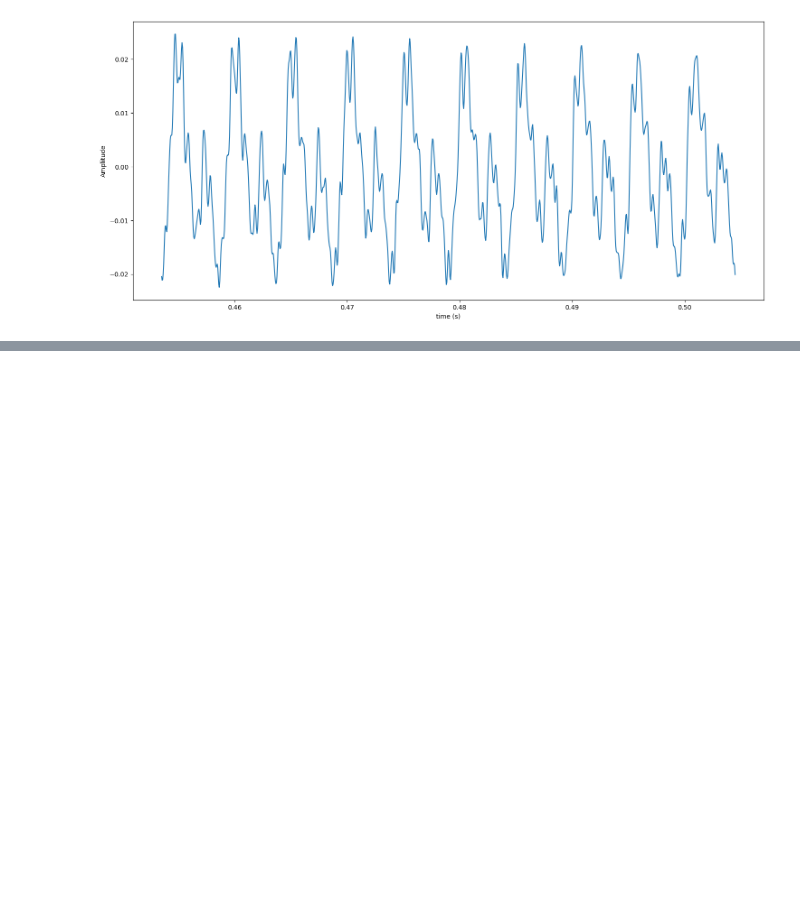
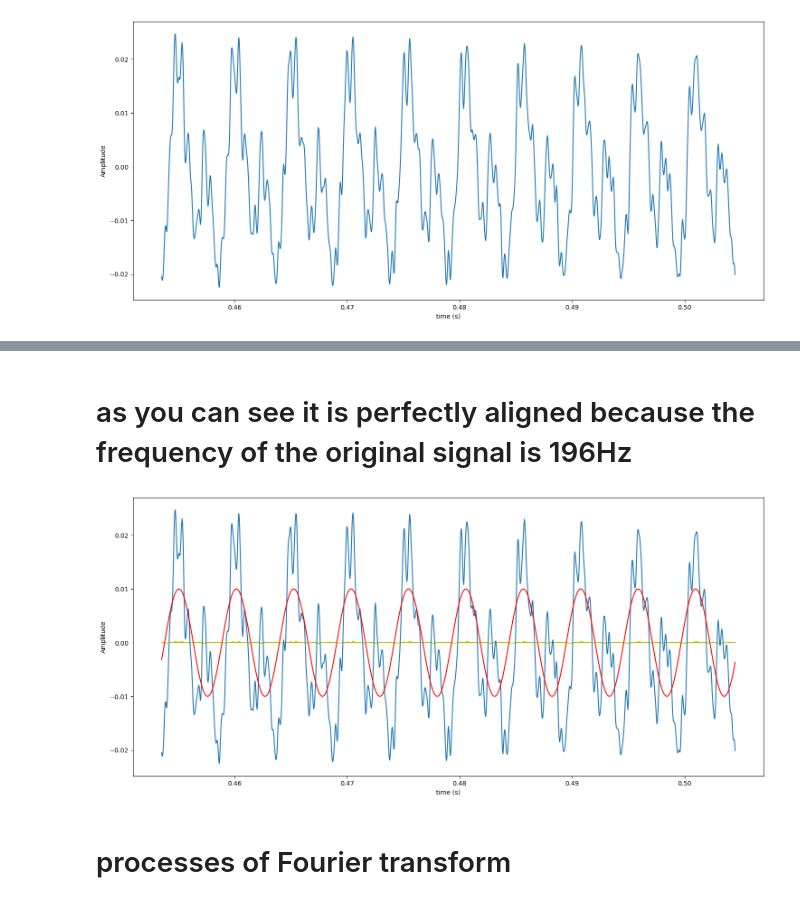
Before and after one commit to aliramsy/Music-Signal-Processing, a Jupyter notebook: Fourier_Transform_Introduction.ipynb, the cells around one changed output, grey strips where cells are left out. Drawn from its saved outputs; the diff is of its cells as text; code cells hidden in the pictures; blank space fills up the shorter version.

```diff
--- a/Fourier_Transform_Introduction.ipynb
+++ b/Fourier_Transform_Introduction.ipynb
@@ -63,0 +86,19 @@ plt.show()
+# %% [markdown]
+# as you can see it is perfectly aligned because the frequency of the original signal is 196Hz
+# %%
+# compare sinusoid with original signal
+phase = 0.94
+f = 196
+
+sin = 0.01 * np.sin(2*np.pi*(f*t - phase))
+plt.figure(figsize=(18, 8))
+plt.plot(t[10000:11125], g3_signal[10000:11125])
+plt.plot(t[10000:11125], sin[10000:11125], 'r')
+plt.fill_between(t[10000:11125], g3_signal[10000:11125] * sin[10000:11125], color='y')
+plt.xlabel('time (s)')
+plt.ylabel('Amplitude')
+plt.show()
+# %% [output]
+[figure, added]
+# %% [markdown]
+# processes of Fourier transform
```
Also changed, not shown: parts of 5 cells of this notebook, 2 other files.
